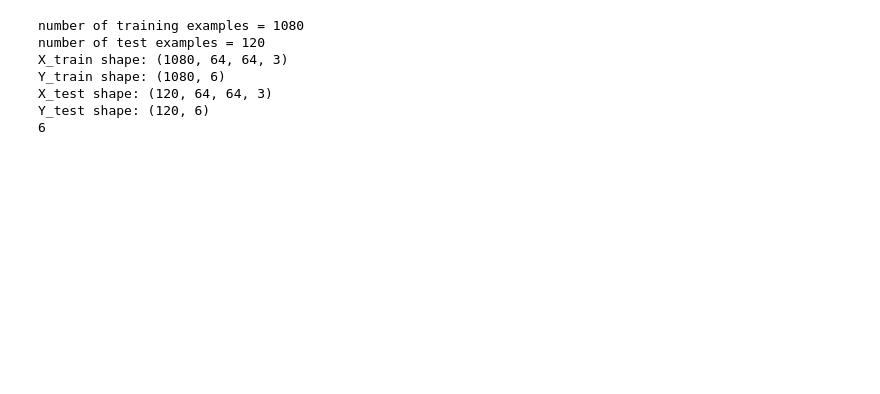
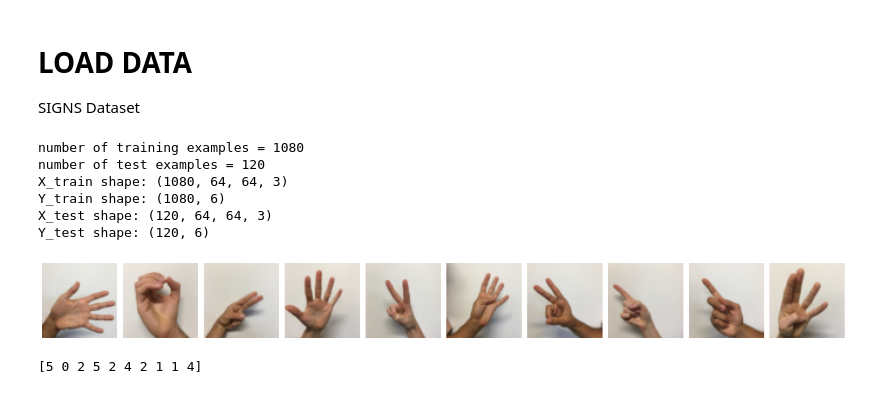
Before and after one commit to yashclone999/ResNet_MODEL, a Jupyter notebook: RESNET_MODEL.ipynb, the cells around one changed output. Saved outputs shown, nothing was run; the diff lists cells and outputs as text; code cells hidden in the pictures; blank space fills up the shorter version.

```diff
--- a/RESNET_MODEL.ipynb
+++ b/RESNET_MODEL.ipynb
@@ -29,0 +43,3 @@ K.set_learning_phase(1)
+# %% [markdown]
+# **LOAD DATA**
+SIGNS Dataset
@@ -30,45 +78,21 @@ K.set_learning_phase(1)
 # %%
-#PREPROCESSING
+train_set_x_orig, Y_train_orig, test_set_x_orig, Y_test_orig, classes = load_dataset()
 
-
-train_data = h5py.File('datasets/train_signs.h5', "r")
-# for n in train_data.keys():
-#     print(n)
-
-train_set_x = np.array(train_data['train_set_x'][:])
-train_set_y = np.array(train_data['train_set_y'][:])
-
-test_data = h5py.File('datasets/test_signs.h5', "r")
-
-test_set_x = np.array(test_data['test_set_x'][:])
-test_set_y = np.array(test_data['test_set_y'][:])
-classes_all = np.array(test_data["list_classes"][:])
-
-
-test_y = test_set_y.reshape(1, -1)
-train_y = train_set_y.reshape(1, train_set_y.shape[0])
-
-
-
-X_test = test_set_x/255.
-X_train = train_set_x/255.
-
-
+# normalize image vectors
+X_train = train_set_x_orig/255
+X_test  = test_set_x_orig/255
 
 # Convert training and test labels to one hot matrices
-Y_train = to_categorical(train_y)
-Y_test = to_categorical(test_y )
-
-
-
+Y_train = convert_to_one_hot(Y_train_orig, classes.shape[0]).T
+Y_test = convert_to_one_hot(Y_test_orig, classes.shape[0]).T
 
 print ("number of training examples = " + str(X_train.shape[0]))
 print ("number of test examples = " + str(X_test.shape[0]))
+# Note channels are last dimensions for images
 print ("X_train shape: " + str(X_train.shape))
 print ("Y_train shape: " + str(Y_train.shape))
 print ("X_test shape: " + str(X_test.shape))
 print ("Y_test shape: " + str(Y_test.shape))
-# print(classes_all.shape[0])
 # %% [output]
 number of training examples = 1080
 number of test examples = 120
@@ -76,4 +100,8 @@ X_train shape: (1080, 64, 64, 3)
 Y_train shape: (1080, 6)
 X_test shape: (120, 64, 64, 3)
 Y_test shape: (120, 6)
-6
+# %%
+plotImages(X_train, Y_train_orig)
+# %% [output]
+[figure, added]
+[5 0 2 5 2 4 2 1 1 4]
```
Also changed, not shown: parts of 24 cells of this notebook.
